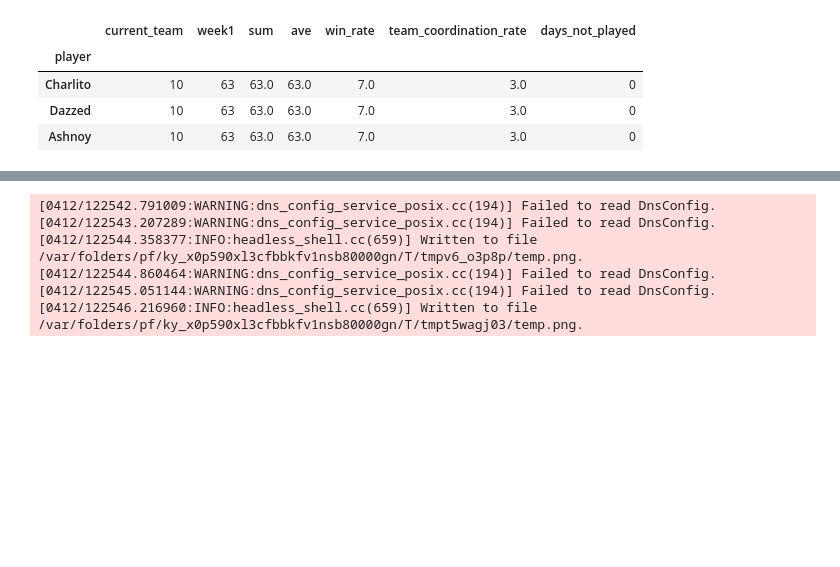
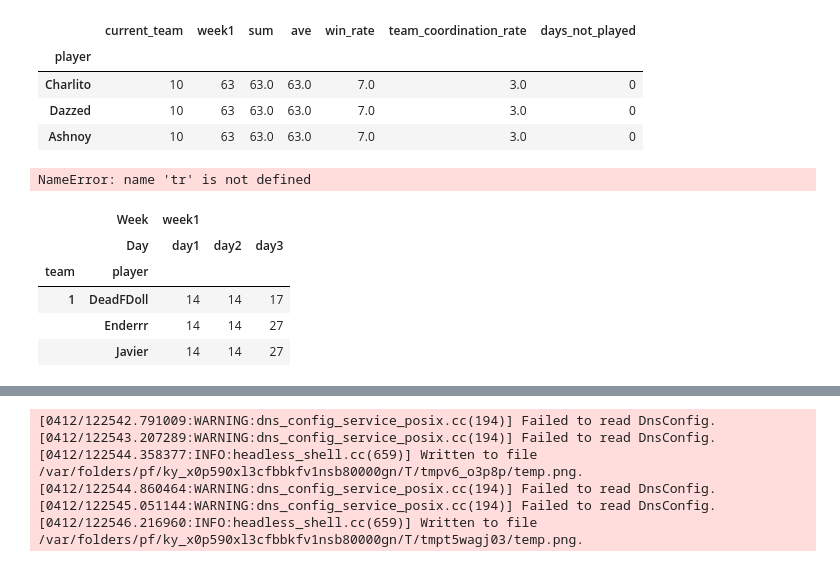
Before and after one commit to CharlieAprog/Brawlstars-EdenStats, a Jupyter notebook: notebooks/dataset_visualisation.ipynb, the cells around one changed output, grey strips where cells are left out. Drawn from its saved outputs; the diff is of its cells as text; code cells hidden in the pictures; blank space fills up the shorter version.

```diff
--- a/notebooks/dataset_visualisation.ipynb
+++ b/notebooks/dataset_visualisation.ipynb
@@ -19,3 +23,8 @@ cmap = cm.get_cmap('RdYlGn')
 | Charlito | 10 | 63 | 63.0 | 63.0 | 7.0 | 3.0 | 0 |
 | Dazzed | 10 | 63 | 63.0 | 63.0 | 7.0 | 3.0 | 0 |
 | Ashnoy | 10 | 63 | 63.0 | 63.0 | 7.0 | 3.0 | 0 |
+# %%
+current_week = tr.current_week
+tr.week_data[fcurrent_week]
+# %% [output]
+NameError: name 'tr' is not defined
@@ -21,0 +39,9 @@ cmap = cm.get_cmap('RdYlGn')
+# %%
+week.head(3)
+# %% [output]
+|  | Week | week1 |  |  |
+|  | Day | day1 | day2 | day3 |
+| team | player |  |  |  |
+| 1 | DeadFDoll | 14 | 14 | 17 |
+|  | Enderrr | 14 | 14 | 27 |
+|  | Javier | 14 | 14 | 27 |
```
Also changed, not shown: parts of 10 cells of this notebook, 15 other files.
